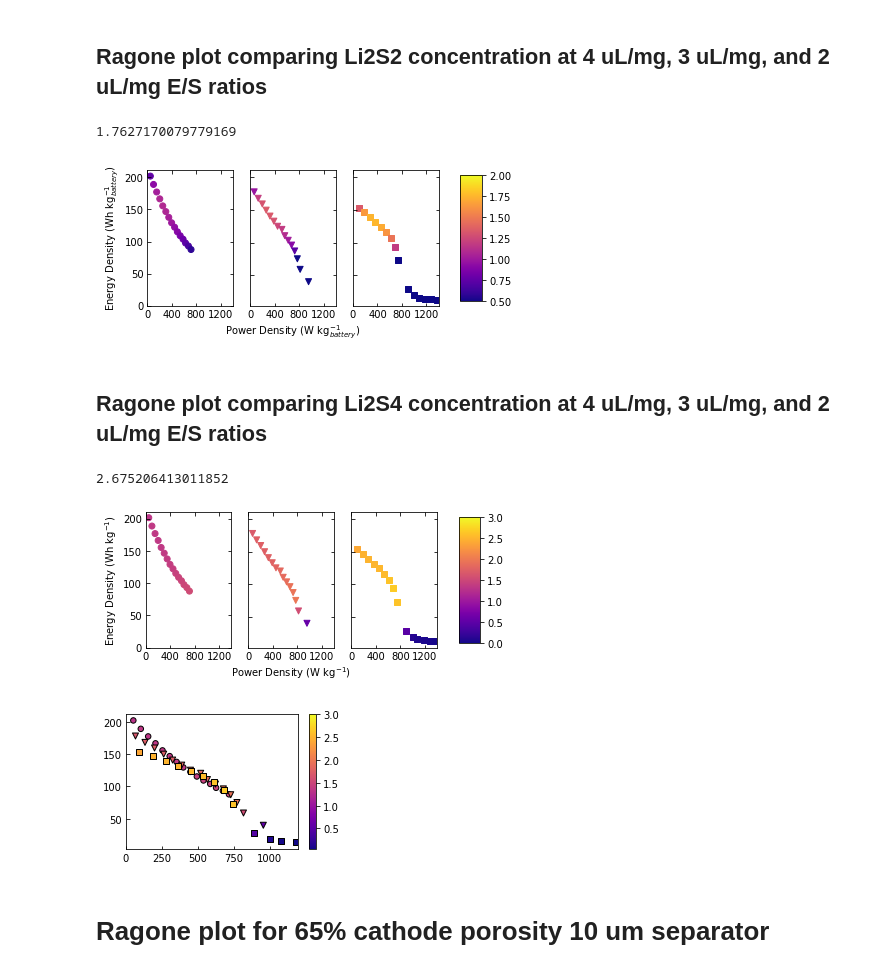
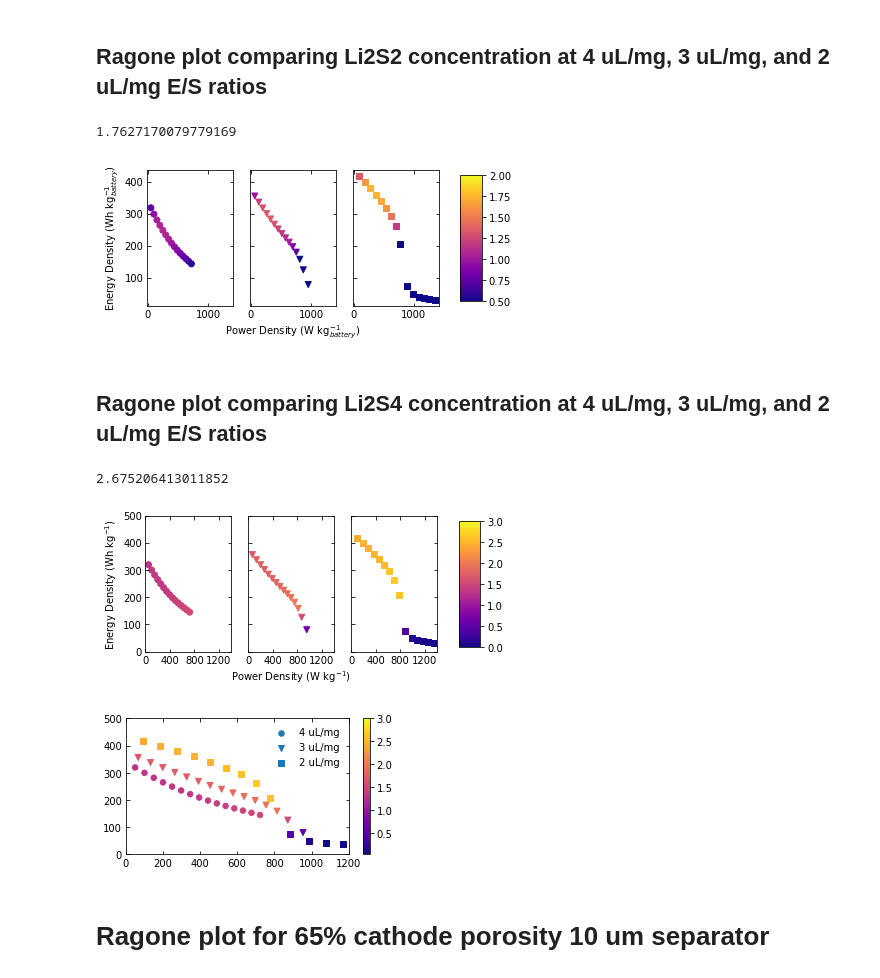
Before and after one commit to decaluwe/2020_Li_Sulfur_Modeling, a Jupyter notebook: Figures/scripts/Li_S Plotting.ipynb, the cells around one changed output. Saved outputs shown, nothing was run; the diff lists cells and outputs as text; code cells hidden in the pictures.

Commit message:
Figure Updates

```diff
--- a/Figures/scripts/Li_S Plotting.ipynb
+++ b/Figures/scripts/Li_S Plotting.ipynb
@@ -515,34 +527,34 @@ for i in range(3):
 fig.set_size_inches((6., 5.))
 
 for i in range(4):
-    axs[0,0].plot(Cap_Li_4uL[keys_s[i]], Vcell_Li_4uL[keys_s[i]], linewidth=lw, color=species_cmap[0])
-    axs[1,0].plot(Cap_Li_3uL[keys_s[i]], Vcell_Li_3uL[keys_s[i]], linewidth=lw, color=species_cmap[0])
-    axs[2,0].plot(Cap_Li_2uL[keys_s[i]], Vcell_Li_2uL[keys_s[i]], linewidth=lw, color=species_cmap[0])
+    axs[0,0].plot(m_ratio_4*Cap_Li_4uL[keys_s[i]], Vcell_Li_4uL[keys_s[i]], linewidth=lw, color=species_cmap[0])
+    axs[1,0].plot(m_ratio_3*Cap_Li_3uL[keys_s[i]], Vcell_Li_3uL[keys_s[i]], linewidth=lw, color=species_cmap[0])
+    axs[2,0].plot(m_ratio_2*Cap_Li_2uL[keys_s[i]], Vcell_Li_2uL[keys_s[i]], linewidth=lw, color=species_cmap[0])
 
 
-i=1
+i=2
 for j in np.arange(0, points-1):
     offset = j*6
     for k in np.arange(0, 6):
-        axs[0,1].plot(Cap_Li_4uL[keys_s[i]], C_k_Li_4uL[keys_s[i]].iloc[:, k+offset],
+        axs[0,1].plot(m_ratio_4*Cap_Li_4uL[keys_s[i]], C_k_Li_4uL[keys_s[i]].iloc[:, k+offset],
                     linewidth=lw, color=species_cmap[k],alpha=alphas[j])
-        axs[1,1].plot(Cap_Li_3uL[keys_s[i]], C_k_Li_3uL[keys_s[i]].iloc[:, k+offset],
+        axs[1,1].plot(m_ratio_3*Cap_Li_3uL[keys_s[i]], C_k_Li_3uL[keys_s[i]].iloc[:, k+offset],
                     linewidth=lw, color=species_cmap[k],alpha=alphas[j])
-        axs[2,1].plot(Cap_Li_2uL[keys_s[i]], C_k_Li_2uL[keys_s[i]].iloc[:, k+offset],
+        axs[2,1].plot(m_ratio_2*Cap_Li_2uL[keys_s[i]], C_k_Li_2uL[keys_s[i]].iloc[:, k+offset],
                         linewidth=lw, color=species_cmap[k],alpha=alphas[j])
 
 for i in range(3):
-    axs[i,0].set_xlim((0,1200))
-    axs[i,0].set_xticks([0, 400, 800, 1200])
+    axs[i,0].set_xlim((0,200))
+    axs[i,0].set_xticks([0, 50, 100, 150, 200])
     axs[i,0].set_ylim((1.8,2.4))
     axs[i,0].set_yticks([1.8, 2.0, 2.2, 2.4])
 
-    axs[i,1].set_xlim((0,1000))
-    axs[i,1].set_xticks([0, 250, 500, 750, 1000])
+    axs[i,1].set_xlim((0,200))
+    axs[i,1].set_xticks([0, 50, 100, 150, 200])
     axs[i,1].set_ylim((0.0,3.0))
     axs[i,1].set_yticks([0.0, 1.0, 2.0, 3.0])
 
 
-fig.savefig('Figure5_CellDesign_DischargeProfiles.pdf')
+fig.savefig('FigureSupp_CellDesign_DischargeProfiles_1C.pdf')
 os.chdir(owd)
 # %% [output]
@@ -666,15 +694,15 @@ fig.colorbar(plt3, cax=cbar_ax)
 axs[1].set_xlabel('Power Density (W kg$^{-1}_{battery}$)')
 axs[0].set_ylabel('Energy Density (Wh kg$^{-1}_{battery}$)')
 
-axs[0].set_xlim((-0, 1400))
-axs[0].set_xticks([0, 400, 800, 1200])
-axs[0].set_yticks([0,50,100,150,200])
+# axs[0].set_xlim((-0, 1400))
+# axs[0].set_xticks([0, 400, 800, 1200])
+# axs[0].set_yticks([0,50,100,150,200])
 
 fig.savefig('Supplemental_Figure_Ragone_Li2S2.pdf',dpi=350)
 os.chdir(owd)
 # %% [output]
 1.7627170079779169
-[figure, old version]
+[figure, new version]
 # %% [markdown]
 ## Ragone plot comparing Li2S4 concentration at 4 uL/mg, 3 uL/mg, and 2 uL/mg E/S ratios
 # %%
@@ -790,11 +785,11 @@ val_min=min(min(Max_conc_4uL2), min(Max_conc_3uL2), min(Max_conc_2uL2))
 val_min = floor(val_min)
 val_max=max(max(Max_conc_4uL2), max(Max_conc_3uL2), max(Max_conc_2uL2))
 val_max = ceil(val_max)
-axs[0].scatter(Power_cascade_4uL2, -E_rec_4uL2, marker='o', c=Max_conc_4uL2, cmap='plasma',
+axs[0].scatter(Power_cascade_4uL1, -E_rec_4uL1, marker='o', c=Max_conc_4uL2, cmap='plasma',
                  vmin=val_min, vmax=val_max)
-axs[1].scatter(Power_cascade_3uL2, -E_rec_3uL2, marker='v', c=Max_conc_3uL2, cmap='plasma',
+axs[1].scatter(Power_cascade_3uL1, -E_rec_3uL1, marker='v', c=Max_conc_3uL2, cmap='plasma',
                  vmin=val_min, vmax=val_max)
-plt3 = axs[2].scatter(Power_cascade_2uL2, -E_rec_2uL2, marker=',', c=Max_conc_2uL2, cmap='plasma',
+plt3 = axs[2].scatter(Power_cascade_2uL1, -E_rec_2uL1, marker=',', c=Max_conc_2uL2, cmap='plasma',
                  vmin=val_min, vmax=val_max)
 
 fig.subplots_adjust(right=0.8)
@@ -807,7 +802,8 @@ axs[0].set_ylabel('Energy Density (Wh kg$^{-1}$)')
 
 axs[0].set_xlim((0, 1400))
 axs[0].set_xticks([0, 400, 800, 1200])
-axs[0].set_yticks([0,50,100,150,200])
+axs[0].set_ylim((0,500))
+axs[0].set_yticks([0,100,200,300,400,500])
 
 #plt.colorbar(ax=axs[2])
 #plt.ylim((75, 285))
@@ -816,32 +812,33 @@ fig.savefig('Figure6_Ragone_Li2S4.pdf',dpi=350)
 os.chdir(owd)
 # %% [output]
 2.675206413011852
-[figure, old version]
+[figure, new version]
 # %%
 os.chdir(owd)
-fig = plt.figure(1)
-ax = fig.add_axes([0.2, 0.2, 0.5, 0.75])
-ax.tick_params(direction='in')
-fig.set_size_inches((6.0, 2.5))
+# fig = plt.figure(1)
+fig, ax = plt.subplots(1, 1)# fig.add_axes([0.2, 0.2, 0.5, 0.75])
+tick_format(ax)
+fig.set_size_inches((5., 2.5))
 
 tick_format(ax)
 
 val_min=min(min(Max_conc_4uL2), min(Max_conc_3uL2), min(Max_conc_2uL2))
 val_max=max(max(Max_conc_4uL2), max(Max_conc_3uL2), max(Max_conc_2uL2))
 val_max = ceil(val_max)
-p1 = plt.scatter(Power_cascade_4uL2, -E_rec_4uL2, marker='o', s=30.0, c=Max_conc_4uL2, edgecolors='k',
+p1 = ax.scatter(Power_cascade_4uL1, -E_rec_4uL1, marker='o', s=30.0, c=Max_conc_4uL2,# edgecolors='k',
                  cmap='plasma', vmin=val_min, vmax=val_max)
-p2 = plt.scatter(Power_cascade_3uL2, -E_rec_3uL2, marker='v', c=Max_conc_3uL2, edgecolors='k',
+p2 = ax.scatter(Power_cascade_3uL1, -E_rec_3uL1, marker='v', c=Max_conc_3uL2,# edgecolors='k',
                  cmap='plasma', vmin=val_min, vmax=val_max)
-p3 = plt.scatter(Power_cascade_2uL2, -E_rec_2uL2, marker=',', c=Max_conc_2uL2, edgecolors='k',
+p3 = ax.scatter(Power_cascade_2uL1, -E_rec_2uL1, marker=',', c=Max_conc_2uL2,# edgecolors='k',
                  cmap='plasma', vmin=val_min, vmax=val_max)
 plt.colorbar(p2)
-#plt.ylim((75, 285))
+plt.ylim((0, 500))
+plt.legend(['4 uL/mg', '3 uL/mg', '2 uL/mg'],frameon=False)
 plt.xlim((0, 1200))
-fig.savefig('Supplemental_Ragone_Extra_Li2S4_single_ax.png')
+fig.savefig('Figure6_Ragone_Li2S4.pdf',dpi=350)
 os.chdir(owd)
 # %% [output]
-[figure, old version]
+[figure, new version]
 # %% [markdown]
 # Ragone plot for 65% cathode porosity 10 um separator
 # %%
```
Also changed, not shown: parts of 5 cells of this notebook, 9 other files.
